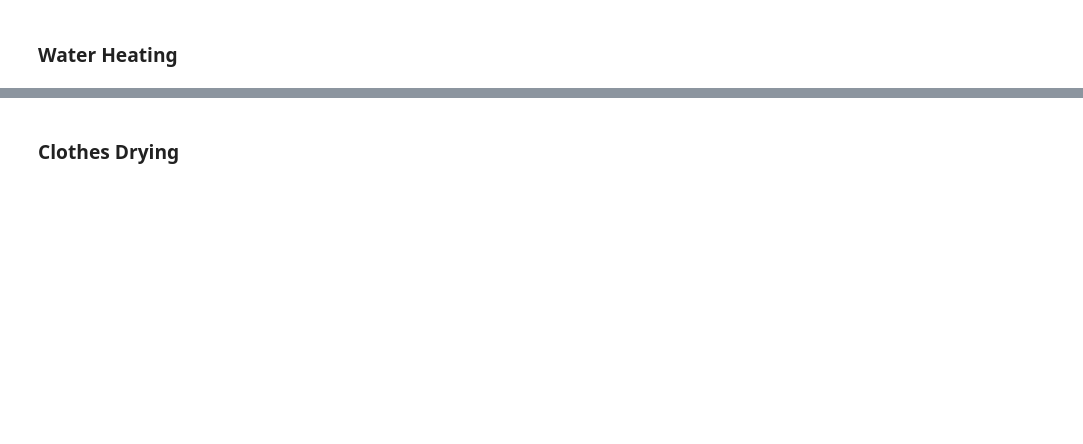
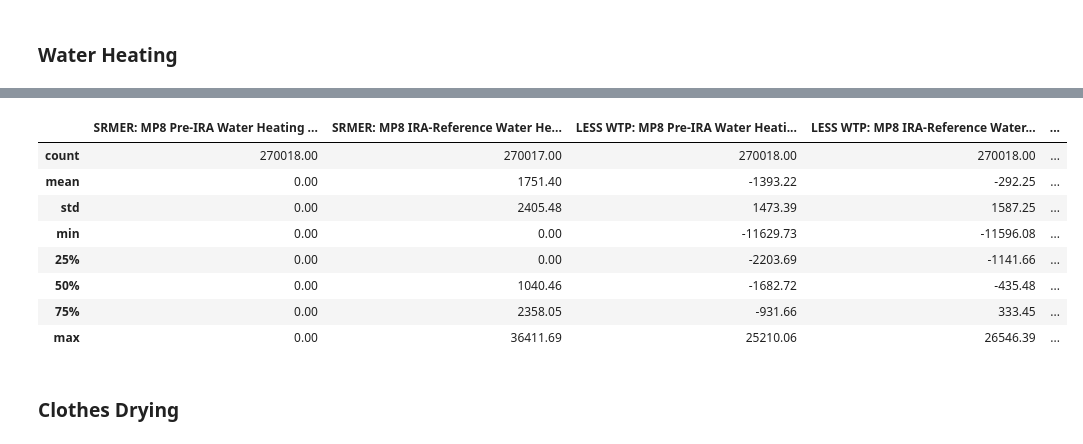
Before and after one commit to jordan-joseph126/cmu-tare-model, a Jupyter notebook: tare_model_main_v1.4.1.ipynb, the cells around one changed output, grey strips where cells are left out. Saved outputs shown, nothing was run; the diff lists cells and outputs as text; code cells hidden in the pictures; blank space fills up the shorter version.

```diff
--- a/tare_model_main_v1.4.1.ipynb
+++ b/tare_model_main_v1.4.1.ipynb
@@ -400,40 +482,53 @@ KeyError: "['preIRA_mp8_heating_public_npv', 'iraRef_8_heating_public_npv'] not
 # %%
-# # End-use category
-# category = 'clothesDrying'
+# Lifetime Summary Stats
+# dataframe column for the end-use category
+menu_mp = 8
+category = 'waterHeating'
+mer_type = 'srmer'
 
-# # Lifetime Summary Stats
-# summarize_stats_table(df=df_outputs_basic_home,
-#                       data_columns=[
-#                           f'preIRA_mp{menu_mp}_{category}_public_npv',
-#                           f'gridDecarb_mp{menu_mp}_{category}_public_npv',
-#                           f'preIRA_mp{menu_mp}_{category}_private_npv_lessWTP',
-#                           f'iraRef_mp{menu_mp}_{category}_private_npv_lessWTP',
-#                           f'preIRA_mp{menu_mp}_{category}_total_npv_lessWTP',
-#                           f'iraRef_mp{menu_mp}_{category}_total_npv_lessWTP',
-#                           f'iraHigh_mp{menu_mp}_{category}_total_npv_lessWTP'
-#                           f'preIRA_mp{menu_mp}_{category}_private_npv_moreWTP',
-#                           f'iraRef_mp{menu_mp}_{category}_private_npv_moreWTP',
-#                           f'preIRA_mp{menu_mp}_{category}_total_npv_moreWTP',
-#                           f'iraRef_mp{menu_mp}_{category}_total_npv_moreWTP',
-#                           f'iraHigh_mp{menu_mp}_{category}_total_npv_moreWTP'
-#                       ],
-#                       column_name_mapping={
-#                           f'preIRA_mp{menu_mp}_{category}_public_npv': f'MP{menu_mp} Pre-IRA Water Heating Public NPV [$USD]',
-#                           f'gridDecarb_mp{menu_mp}_{category}_public_npv': f'MP{menu_mp} IRA-Decarb Water Heating Public NPV [$USD]',
-#                           f'preIRA_mp{menu_mp}_{category}_private_npv_lessWTP': f'LESS WTP: MP{menu_mp} Pre-IRA Water Heating Private NPV [$USD]',
-#                           f'iraRef_mp{menu_mp}_{category}_private_npv_lessWTP': f'LESS WTP: MP{menu_mp} IRA Water Heating Private NPV [$USD]',
-#                           f'preIRA_mp{menu_mp}_{category}_total_npv_lessWTP': f'LESS WTP: MP{menu_mp} Pre-IRA Water Heating Net NPV [$USD]',
-#                           f'iraRef_mp{menu_mp}_{category}_total_npv_lessWTP': f'LESS WTP: MP{menu_mp} IRA Water Heating Net NPV [$USD]',
-#                           f'iraHigh_mp{menu_mp}_{category}_total_npv_lessWTP': f'LESS WTP: MP{menu_mp} IRA-Decarb Water Heating Net NPV [$USD]',
-#                           f'preIRA_mp{menu_mp}_{category}_private_npv_moreWTP': f'MORE WTP: MP{menu_mp} Pre-IRA Water Heating Private NPV [$USD]',
-#                           f'iraRef_mp{menu_mp}_{category}_private_npv_moreWTP': f'MORE WTP: MP{menu_mp} IRA Water Heating Private NPV [$USD]',
-#                           f'preIRA_mp{menu_mp}_{category}_total_npv_moreWTP': f'MORE WTP: MP{menu_mp} Pre-IRA Water Heating Net NPV [$USD]',
-#                           f'iraRef_mp{menu_mp}_{category}_total_npv_moreWTP': f'MORE WTP: MP{menu_mp} IRA Water Heating Net NPV [$USD]',
-#                           f'iraHigh_mp{menu_mp}_{category}_total_npv_moreWTP': f'MORE WTP: MP{menu_mp} IRA-Decarb Water Heating Net NPV [$USD]',
-#                       },
-#                       number_formatting='0.2f',
-#                       include_zero=False
-#                      )
+# Labels for column names
+category_label = 'Water Heating'
+mer_label = 'SRMER'
+
+# Lifetime Summary Stats
+summarize_stats_table(df=df_outputs_basic_home,
+                      data_columns=[
+                          f'preIRA_mp{menu_mp}_{category}_additional_public_benefit_{mer_type}',
+                          f'iraRef_mp{menu_mp}_{category}_additional_public_benefit_{mer_type}',
+                          f'preIRA_mp{menu_mp}_{category}_private_npv_lessWTP',
+                          f'iraRef_mp{menu_mp}_{category}_private_npv_lessWTP',
+                          f'preIRA_mp{menu_mp}_{category}_total_npv_lessWTP_{mer_type}',
+                          f'iraRef_mp{menu_mp}_{category}_total_npv_lessWTP_{mer_type}',
+                          f'preIRA_mp{menu_mp}_{category}_private_npv_moreWTP',
+                          f'iraRef_mp{menu_mp}_{category}_private_npv_moreWTP',
+                          f'preIRA_mp{menu_mp}_{category}_total_npv_moreWTP_{mer_type}',
+                          f'iraRef_mp{menu_mp}_{category}_total_npv_moreWTP_{mer_type}',
+                      ],
+                      column_name_mapping={
+                          f'preIRA_mp{menu_mp}_{category}_additional_public_benefit_{mer_type}': f'{mer_label}: MP{menu_mp} Pre-IRA {category_label} Additional Public Benefit [$USD]',
+                          f'iraRef_mp{menu_mp}_{category}_additional_public_benefit_{mer_type}': f'{mer_label}: MP{menu_mp} IRA-Reference {category_label} Additional Public Benefit [$USD]',
+                          f'preIRA_mp{menu_mp}_{category}_private_npv_lessWTP': f'LESS WTP: MP{menu_mp} Pre-IRA {category_label} Private NPV [$USD]',
+                          f'iraRef_mp{menu_mp}_{category}_private_npv_lessWTP': f'LESS WTP: MP{menu_mp} IRA-Reference {category_label} Private NPV [$USD]',
+                          f'preIRA_mp{menu_mp}_{category}_total_npv_lessWTP_{mer_type}': f'LESS WTP, {mer_label}: MP{menu_mp} Pre-IRA {category_label} Total NPV [$USD]',
+                          f'iraRef_mp{menu_mp}_{category}_total_npv_lessWTP_{mer_type}': f'LESS WTP, {mer_label}: MP{menu_mp} IRA-Reference {category_label} Total NPV [$USD]',
+                          f'preIRA_mp{menu_mp}_{category}_private_npv_moreWTP': f'MORE WTP: MP{menu_mp} Pre-IRA {category_label} Private NPV [$USD]',
+                          f'iraRef_mp{menu_mp}_{category}_private_npv_moreWTP': f'MORE WTP: MP{menu_mp} IRA-Reference {category_label} Private NPV [$USD]',
+                          f'preIRA_mp{menu_mp}_{category}_total_npv_moreWTP_{mer_type}': f'MORE WTP, {mer_label}: MP{menu_mp} Pre-IRA {category_label} Total NPV [$USD]',
+                          f'iraRef_mp{menu_mp}_{category}_total_npv_moreWTP_{mer_type}': f'MORE WTP, {mer_label}: MP{menu_mp} IRA-Reference {category_label} Total NPV [$USD]',
+                      },
+                      number_formatting='0.2f',
+                      include_zero=True
+                     )
+# %% [output]
+|  | SRMER: MP8 Pre-IRA Water Heating ... | SRMER: MP8 IRA-Reference Water He... | LESS WTP: MP8 Pre-IRA Water Heati... | LESS WTP: MP8 IRA-Reference Water... | ... |
+| count | 270018.00 | 270017.00 | 270018.00 | 270018.00 | ... |
+| mean | 0.00 | 1751.40 | -1393.22 | -292.25 | ... |
+| std | 0.00 | 2405.48 | 1473.39 | 1587.25 | ... |
+| min | 0.00 | 0.00 | -11629.73 | -11596.08 | ... |
+| 25% | 0.00 | 0.00 | -2203.69 | -1141.66 | ... |
+| 50% | 0.00 | 1040.46 | -1682.72 | -435.48 | ... |
+| 75% | 0.00 | 2358.05 | -931.66 | 333.45 | ... |
+| max | 0.00 | 36411.69 | 25210.06 | 26546.39 | ... |
 # %%
 # menu_mp=8
 # # check_adoption_consistency(df, category, upgrade_column):
```
Also changed, not shown: parts of 42 cells of this notebook, 1 other file.
